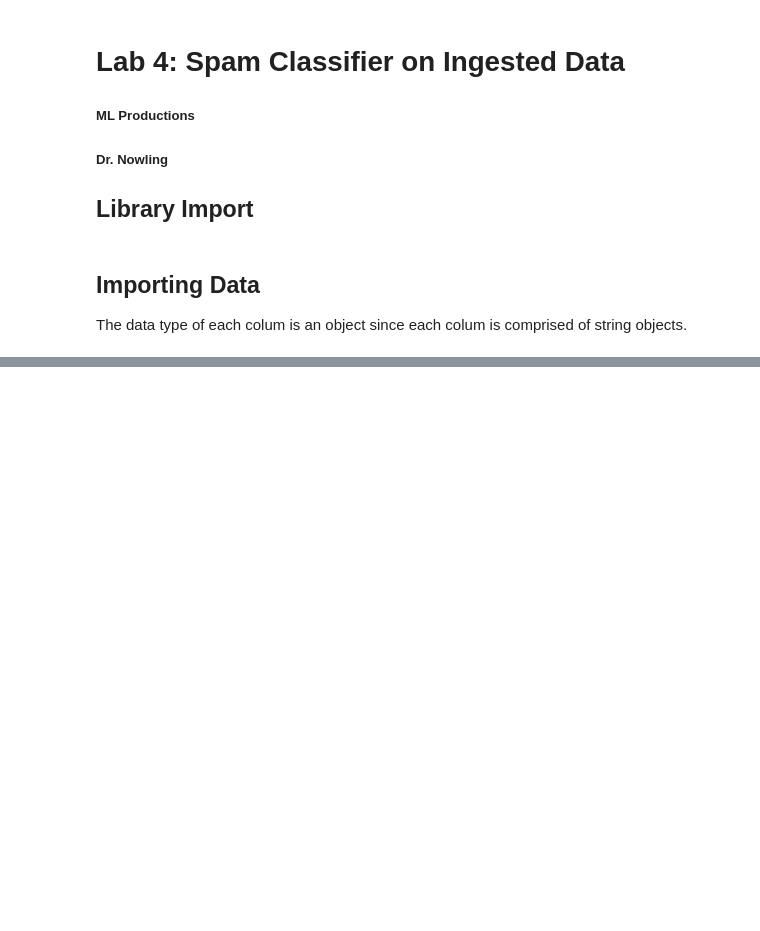
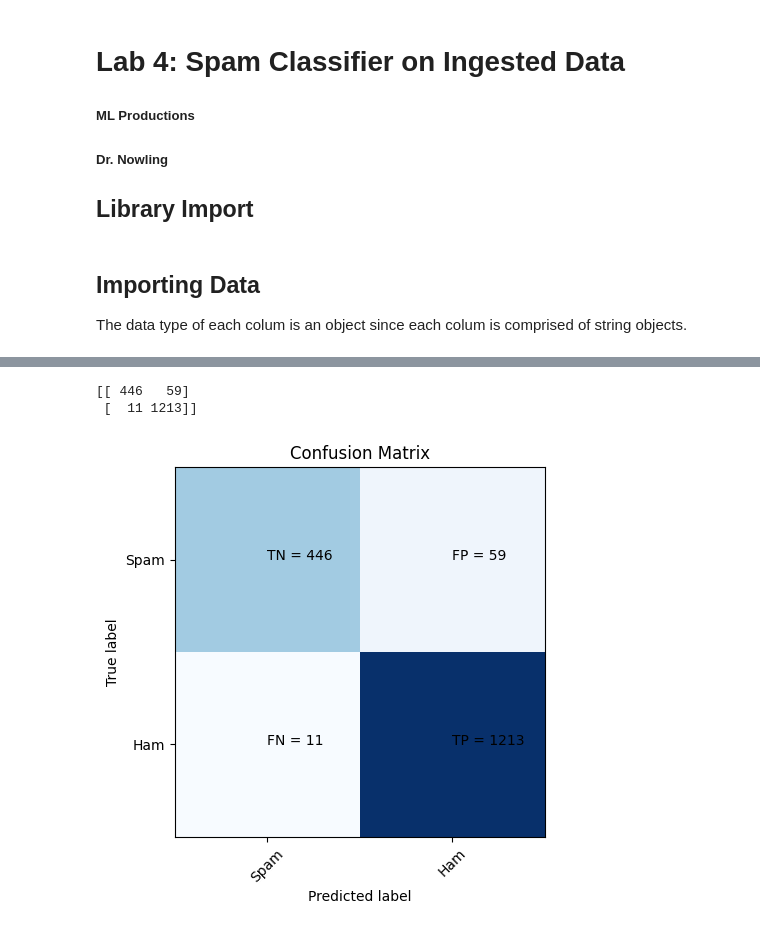
Before and after one commit to tylerfaulkner/cs4981_ml_productions, a Jupyter notebook: Lab4.ipynb, the cells around one changed output, grey strips where cells are left out. Saved outputs shown, nothing was run; the diff lists cells and outputs as text; code cells hidden in the pictures; blank space fills up the shorter version.

```diff
--- a/Lab4.ipynb
+++ b/Lab4.ipynb
@@ -144,5 +37,0 @@ I will be downsampling after the train test split to avoid data leakage. As note
-# %%
-svd = TruncatedSVD(n_components=8)
-X_reduced = svd.fit_transform(X)
-y = dataframe['label'].to_numpy()
-X_train, X_val, y_train, y_val = train_test_split(X_reduced, y, test_size=0.3, stratify=y)
@@ -234,0 +215,6 @@ Recall: 0.9236918005768439
+# %%
+plot_confusion_matrix(y_val1, y_pred)
+# %% [output]
+[[ 446   59]
+ [  11 1213]]
+[figure, added]
```
Also changed, not shown: parts of 44 cells of this notebook, 1 other file.
